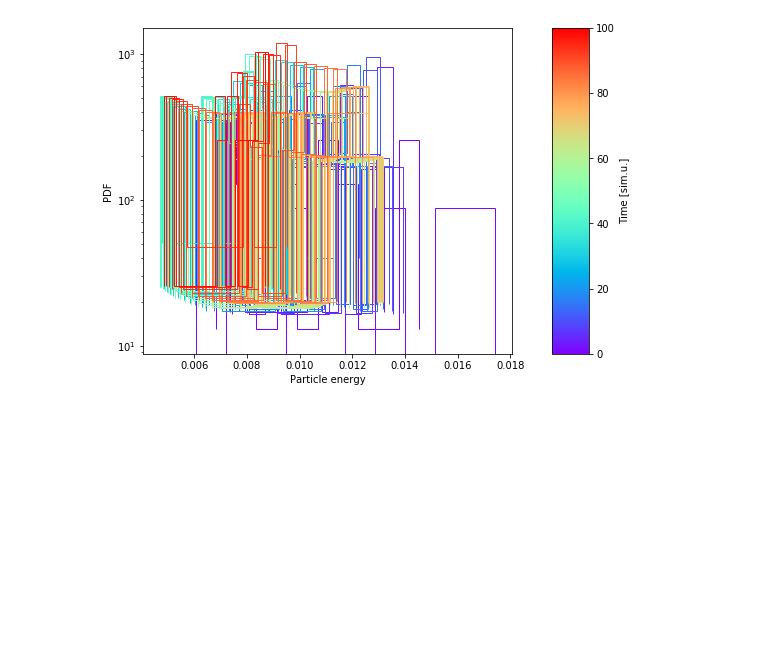
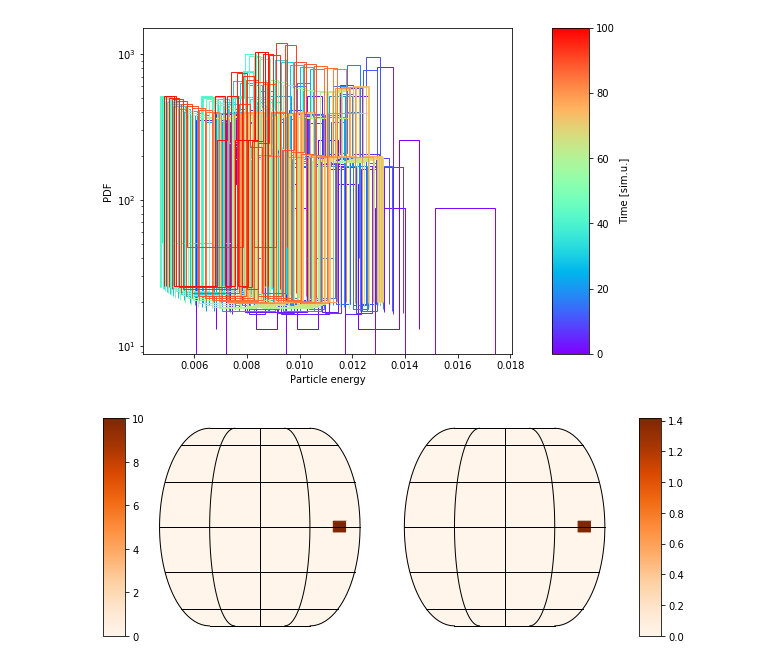
Before and after one commit to ppjanka/Corrugated_internal_shocks, a Jupyter notebook: vis/particle/plot_particles.ipynb, the cells around one changed output. Saved outputs shown, nothing was run; the diff lists cells and outputs as text; code cells hidden in the pictures; blank space fills up the shorter version.

Commit message:
Diags: added collective diagnostics for particle direction and momentum.

```diff
--- a/vis/particle/plot_particles.ipynb
+++ b/vis/particle/plot_particles.ipynb
@@ -15,7 +20,7 @@ datapath = '/DATA/Dropbox/LOOTRPV/astro_projects/2020_IntSh2/athena4p2-particles
 
 filenames = sorted(glob.glob(datapath + '*.lis'))
 
-particles = Particles(relativistic=False)
+particles = part.Particles(relativistic=False)
 for filename in tqdm(filenames):
     particles.add_snapshot(filename, verbose=False)
 
@@ -53,3 +58,18 @@ if not plotting_movies:
     plt.close()
 # %% [output]
 [figure]
+# %%
+# single frame
+fig = plt.figure(figsize=(10,4))
+gs = gridspec.GridSpec(1,4, width_ratios=(0.1,1,1,0.1))
+
+plt.subplot(gs[0,1])
+particles.plot_direction_distribution(plt.gca(), cart.projection_EckertIV, 8, i=0, cax=plt.subplot(gs[0,0]), cmap='Oranges')
+
+plt.subplot(gs[0,2])
+particles.plot_direction_distribution(plt.gca(), cart.projection_EckertIV, 8, i=0, cax=plt.subplot(gs[0,3]), weights='mom', recalculate=False, cmap='Oranges')
+
+plt.show()
+plt.close()
+# %% [output]
+[figure, added]
```
Also changed, not shown: parts of 3 cells of this notebook, 2 other files.
